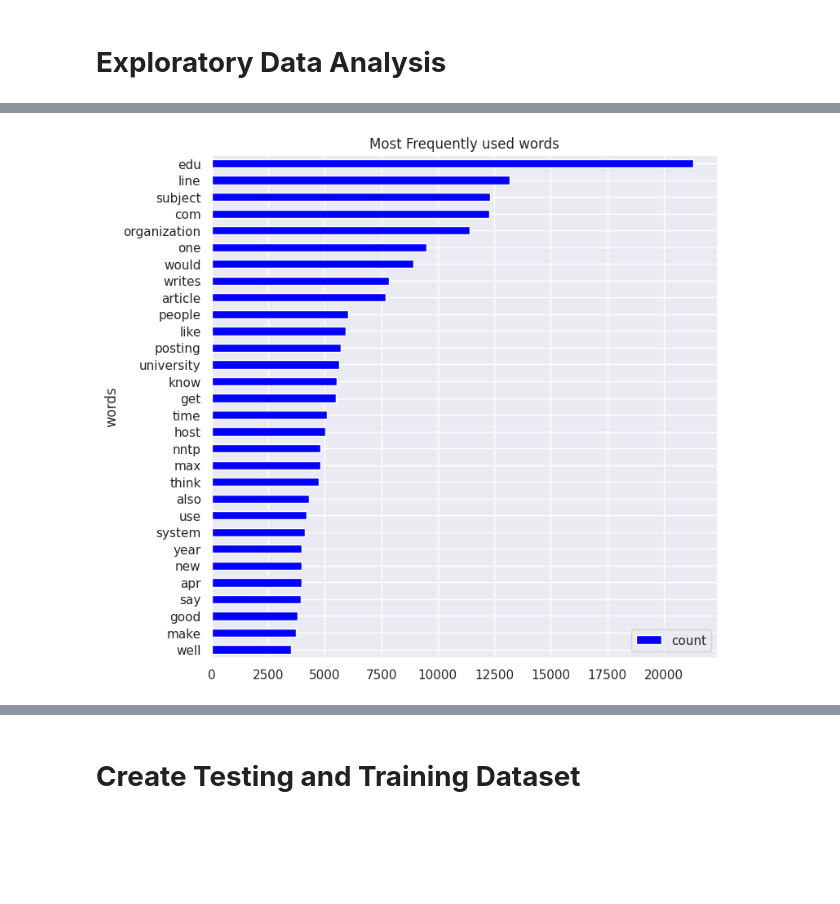
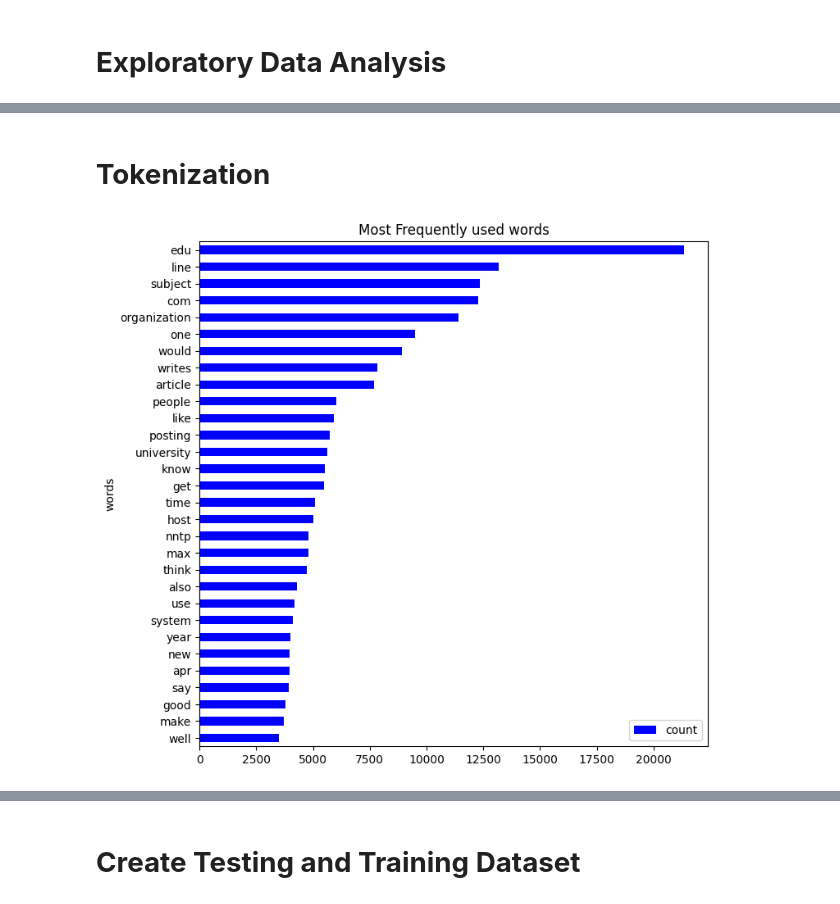
Before and after one commit to smathews88/machine_learning, a Jupyter notebook: 05_ml_naive_bayes_text_classification.ipynb, the cells around one changed output, grey strips where cells are left out. Saved outputs shown, nothing was run; the diff lists cells and outputs as text; code cells hidden in the pictures; blank space fills up the shorter version.

```diff
--- a/05_ml_naive_bayes_text_classification.ipynb
+++ b/05_ml_naive_bayes_text_classification.ipynb
@@ -95,10 +92,0 @@ df.head()
-# %%
-import nltk
-nltk.download('wordnet')
-nltk.download('punkt')
-w_tokenizer = nltk.tokenize.WhitespaceTokenizer()
-lemmatizer = nltk.stem.WordNetLemmatizer()
-def lemmatize_text(text):
-    return [lemmatizer.lemmatize(w) for w in  w_tokenizer.tokenize(text)]
-df['lemmatized_tokens'] = df['text'].apply(lemmatize_text)
-df.head()
@@ -151,0 +131,7 @@ for label,clr in zip(labels,palette):
+# %%
+import nltk
+nltk.download('wordnet')
+nltk.download('punkt')
+lemmatizer = nltk.stem.WordNetLemmatizer()
+df['text'] = df['text'].apply(lambda words: ' '.join(lemmatizer.lemmatize(word) for word in words.split()))
+print(df['text'][0])
@@ -152,22 +146,25 @@ for label,clr in zip(labels,palette):
+# %% [markdown]
+# **Tokenization**
 # %%
 import itertools
 import collections
 import pandas as pd
 import matplotlib.pyplot as plt
-lemmatized_tokens = list(df["lemmatized_tokens"])
+lemmatized_tokens = list(map(w_tokenizer.tokenize, df['text']))
 token_list = list(itertools.chain(*lemmatized_tokens))
+vocab = set(token_list)
 counts_no = collections.Counter(token_list)
 clean_text = pd.DataFrame(counts_no.most_common(30),
                              columns=['words', 'count'])
 fig, ax = plt.subplots(figsize=(8, 8))
 clean_text.sort_values(by='count').plot.barh(x='words',
                       y='count',
                       ax=ax,
                       color="blue")
 ax.set_title("Most Frequently used words")
 plt.show()
 # %% [output]
-[figure, old version]
+[figure, new version]
 # %%
 from wordcloud import WordCloud
 wordcloud = WordCloud(width = 1200, height = 800,
```
Also changed, not shown: parts of 11 cells of this notebook.
